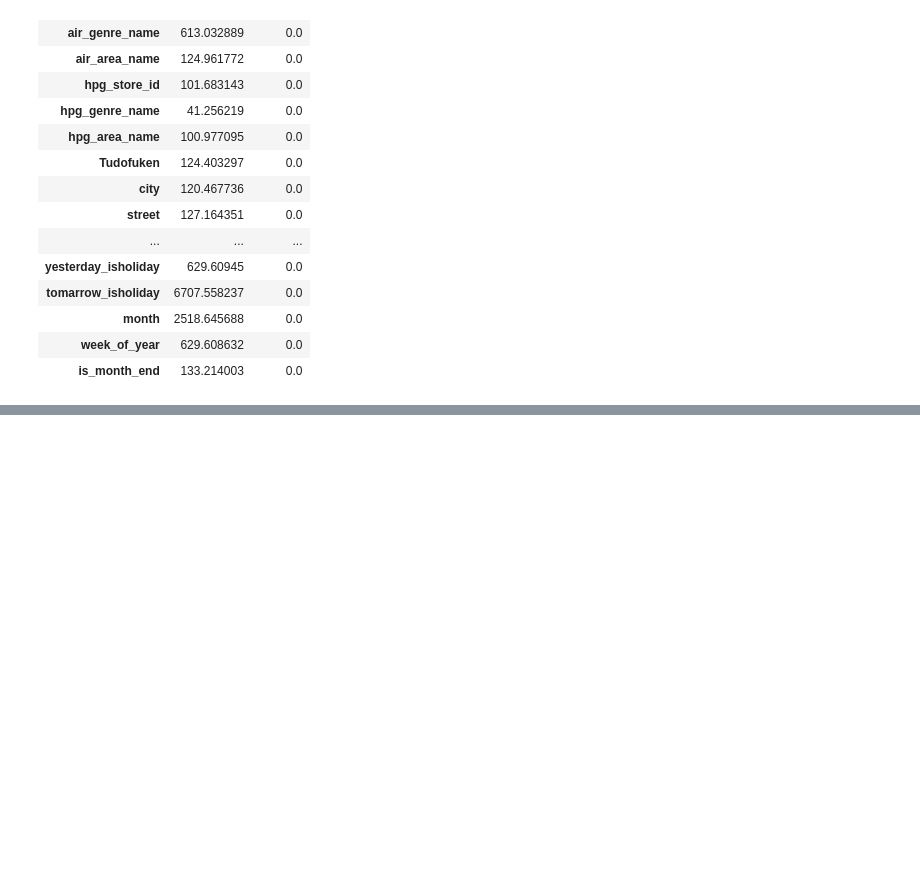
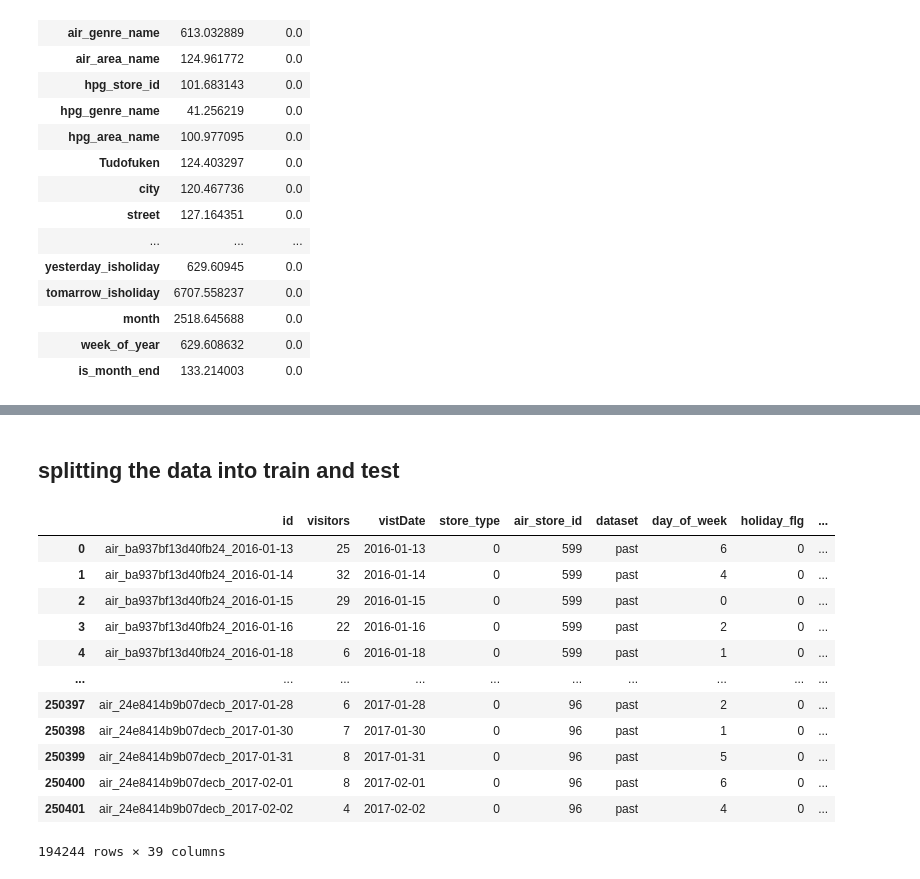
Before and after one commit to prasadPattuvamVeedu/Restaurent_visitor_forecating, a Jupyter notebook: resturent_visitor.ipynb, the cells around one changed output, grey strips where cells are left out. Drawn from its saved outputs; the diff is of its cells as text; code cells hidden in the pictures; blank space fills up the shorter version.

```diff
--- a/resturent_visitor.ipynb
+++ b/resturent_visitor.ipynb
@@ -2130,0 +2174,2 @@ f_onway_test
+# %%
+[categorical_.remove(r) for r in ["id","dataset","vistDate"]]
@@ -2130,0 +2198,4 @@ f_onway_test
+# %%
+for cat in categorical_:
+    lr=LabelEncoder()
+    master_data[cat]=lr.fit_transform(master_data[cat])
@@ -2130,0 +2219,2 @@ f_onway_test
+# %%
+train_data = master_data.loc[master_data["dataset"]=="past",:]
@@ -2130,0 +2229,20 @@ f_onway_test
+# %% [markdown]
+<h2>splitting the data into train and test</h2>
+# %%
+x_train=train_data.loc[(train_data["vistDate"]<='2017-02-02'),:]
+# %%
+x_train
+# %% [output]
+|  | id | visitors | vistDate | store_type | air_store_id | dataset | day_of_week | holiday_flg | ... |
+| 0 | air_ba937bf13d40fb24_2016-01-13 | 25 | 2016-01-13 | 0 | 599 | past | 6 | 0 | ... |
+| 1 | air_ba937bf13d40fb24_2016-01-14 | 32 | 2016-01-14 | 0 | 599 | past | 4 | 0 | ... |
+| 2 | air_ba937bf13d40fb24_2016-01-15 | 29 | 2016-01-15 | 0 | 599 | past | 0 | 0 | ... |
+| 3 | air_ba937bf13d40fb24_2016-01-16 | 22 | 2016-01-16 | 0 | 599 | past | 2 | 0 | ... |
+| 4 | air_ba937bf13d40fb24_2016-01-18 | 6 | 2016-01-18 | 0 | 599 | past | 1 | 0 | ... |
+| ... | ... | ... | ... | ... | ... | ... | ... | ... | ... |
+| 250397 | air_24e8414b9b07decb_2017-01-28 | 6 | 2017-01-28 | 0 | 96 | past | 2 | 0 | ... |
+| 250398 | air_24e8414b9b07decb_2017-01-30 | 7 | 2017-01-30 | 0 | 96 | past | 1 | 0 | ... |
+| 250399 | air_24e8414b9b07decb_2017-01-31 | 8 | 2017-01-31 | 0 | 96 | past | 5 | 0 | ... |
+| 250400 | air_24e8414b9b07decb_2017-02-01 | 8 | 2017-02-01 | 0 | 96 | past | 6 | 0 | ... |
+| 250401 | air_24e8414b9b07decb_2017-02-02 | 4 | 2017-02-02 | 0 | 96 | past | 4 | 0 | ... |
+194244 rows × 39 columns
```
Also changed, not shown: parts of 49 cells of this notebook.
